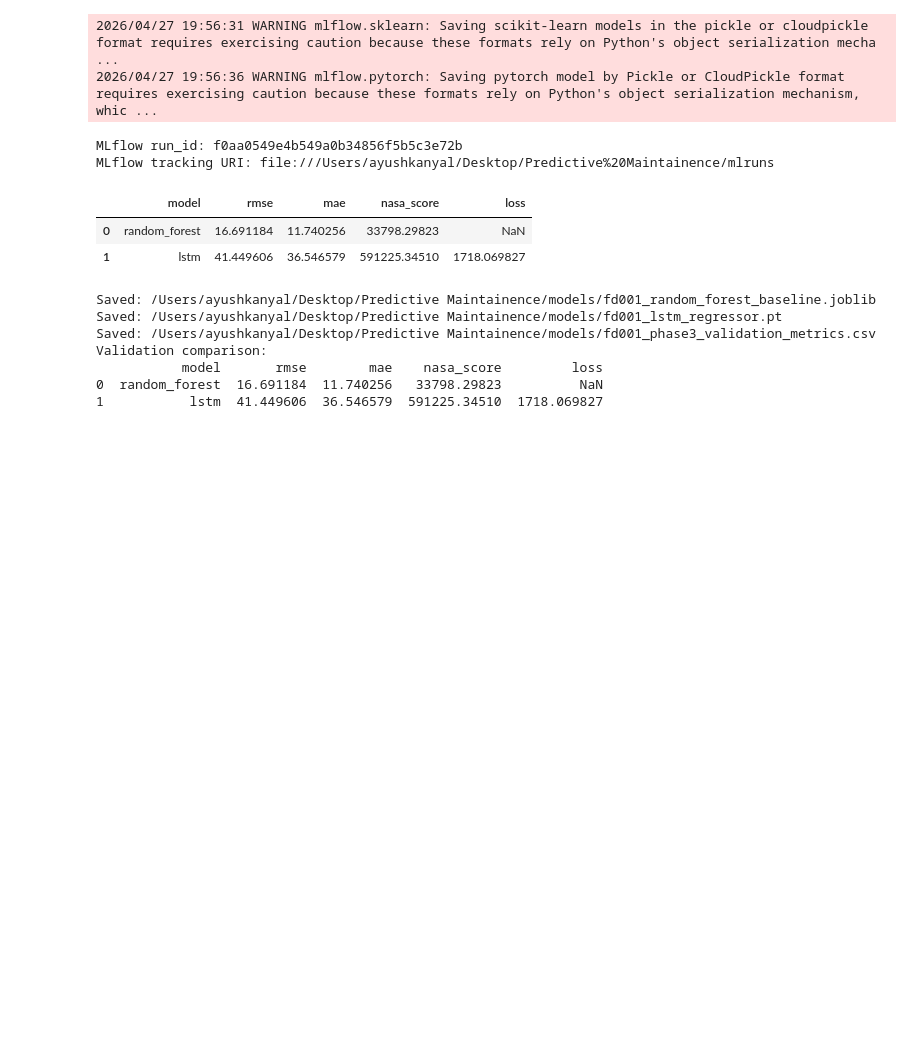
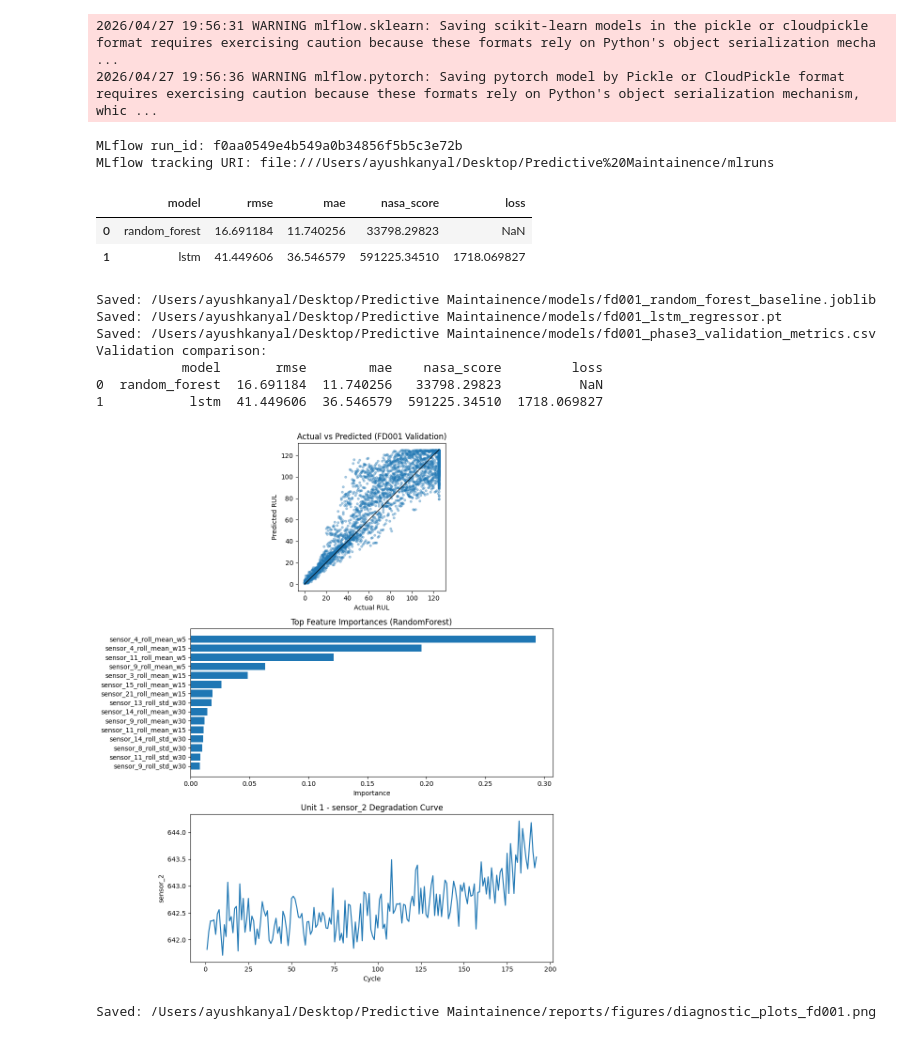
Before and after one commit to AyushKanyal-me/CMAPSS-Predictive-Maintenance, a Jupyter notebook: notebooks/03_training_and_evaluation.ipynb, the cells around one changed output. Drawn from its saved outputs; the diff is of its cells as text; code cells hidden in the pictures; blank space fills up the shorter version.

```diff
--- a/notebooks/03_training_and_evaluation.ipynb
+++ b/notebooks/03_training_and_evaluation.ipynb
@@ -276,3 +276,80 @@ Validation comparison:
            model       rmse        mae    nasa_score         loss
 0  random_forest  16.691184  11.740256   33798.29823          NaN
 1           lstm  41.449606  36.546579  591225.34510  1718.069827
+# %%
+from pathlib import Path
+import sys
+
+import joblib
+import matplotlib.pyplot as plt
+import pandas as pd
+
+
+def find_project_root(start: Path) -> Path:
+    for candidate in [start, *start.parents]:
+        if (candidate / "src").exists() and (candidate / "data").exists():
+            return candidate
+    raise FileNotFoundError("Could not locate project root containing src/ and data/.")
+
+
+PROJECT_ROOT = find_project_root(Path.cwd().resolve())
+if str(PROJECT_ROOT) not in sys.path:
+    sys.path.insert(0, str(PROJECT_ROOT))
+
+from src.models import split_by_unit
+
+PROCESSED_DIR = PROJECT_ROOT / "data" / "processed"
+MODELS_DIR = PROJECT_ROOT / "models"
+OUTPUT_DIR = PROJECT_ROOT / "reports" / "figures"
+OUTPUT_DIR.mkdir(parents=True, exist_ok=True)
+
+rolling_df = pd.read_parquet(PROCESSED_DIR / "train_FD001_rolling_features.parquet")
+metadata_cols = {"unit_id", "cycle", "rul", "rul_raw"}
+feature_cols = [col for col in rolling_df.columns if col not in metadata_cols]
+
+train_df, val_df, _ = split_by_unit(rolling_df, validation_fraction=0.2, random_state=42)
+model = joblib.load(MODELS_DIR / "fd001_random_forest_baseline.joblib")
+
+y_true = val_df["rul"].to_numpy()
+y_pred = model.predict(val_df[feature_cols])
+
+importances = pd.Series(model.feature_importances_, index=feature_cols).sort_values(ascending=False)
+top = importances.head(15).sort_values()
+
+train_labeled = pd.read_parquet(PROCESSED_DIR / "train_FD001_with_rul_cap_125.parquet")
+unit_id = int(train_labeled["unit_id"].iloc[0])
+sensor = "sensor_2"
+unit = train_labeled[train_labeled["unit_id"] == unit_id].sort_values("cycle")
+
+fig, axes = plt.subplots(3, 1, figsize=(10, 12))
+
+ax = axes[0]
+ax.scatter(y_true, y_pred, s=10, alpha=0.35)
+min_val = float(min(y_true.min(), y_pred.min()))
+max_val = float(max(y_true.max(), y_pred.max()))
+ax.plot([min_val, max_val], [min_val, max_val], color="black", lw=1)
+ax.set_title("Actual vs Predicted (FD001 Validation)")
+ax.set_xlabel("Actual RUL")
+ax.set_ylabel("Predicted RUL")
+ax.set_aspect("equal", "box")
+
+ax = axes[1]
+ax.barh(top.index, top.values)
+ax.set_title("Top Feature Importances (RandomForest)")
+ax.set_xlabel("Importance")
+
+ax = axes[2]
+ax.plot(unit["cycle"], unit[sensor], lw=1.6)
+ax.set_title(f"Unit {unit_id} - {sensor} Degradation Curve")
+ax.set_xlabel("Cycle")
+ax.set_ylabel(sensor)
+
+plt.tight_layout()
+output_path = OUTPUT_DIR / "diagnostic_plots_fd001.png"
+fig.savefig(output_path, dpi=200)
+plt.show()
+
+print("Saved:", output_path)
+# %% [output]
+[figure, added]
+Saved: /Users/ayushkanyal/Desktop/Predictive Maintainence/reports/figures/diagnostic_plots_fd001.png
```
Also changed, not shown: 2 other files.
